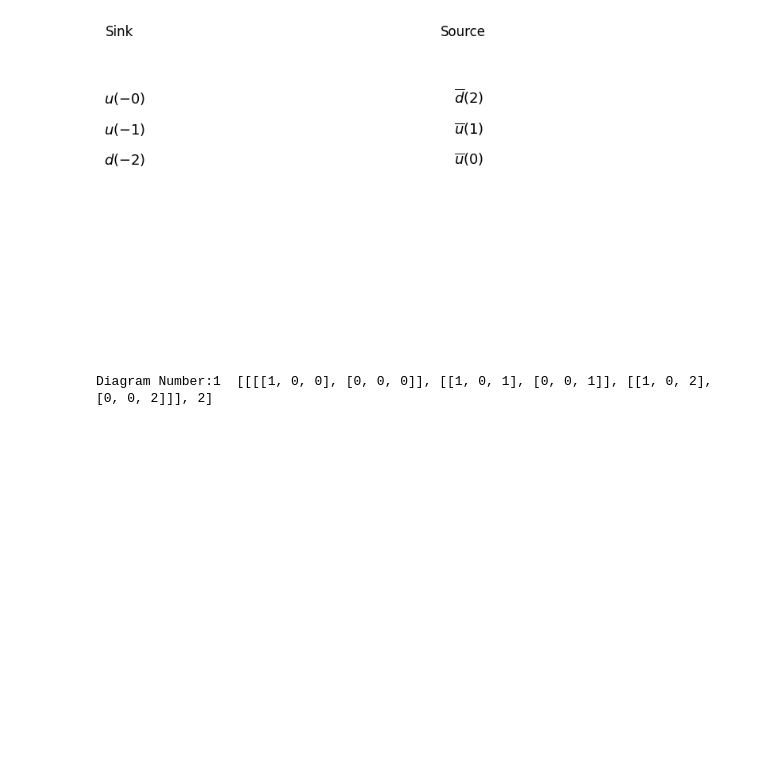
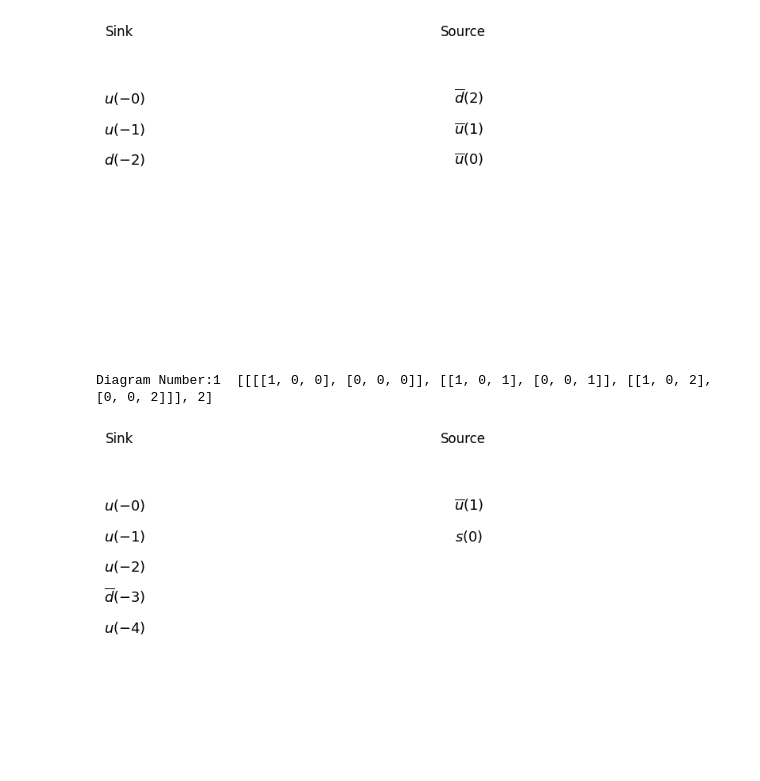
Before and after one commit to Herzallah15/Simplified-Wick-Contractions, a Jupyter notebook: 3H_2H_1H_Operator_in_ColinNotation.ipynb, the cells around one changed output. Cells and saved outputs as stored; diff of their text form; code cells hidden in the pictures; blank space fills up the shorter version.

```diff
--- a/3H_2H_1H_Operator_in_ColinNotation.ipynb
+++ b/3H_2H_1H_Operator_in_ColinNotation.ipynb
@@ -11256,10 +11256,12 @@ for i, x in enumerate(result):
 [figure]
 Diagram Number:1  [[[[1, 0, 0], [0, 0, 0]], [[1, 0, 1], [0, 0, 1]], [[1, 0, 2], [0, 0, 2]]], 2]
 # %%
-#three_hadron_operatorB([3/2, 3/2, 3/2], 5/2, 3/2, 1, 'Delta', 'Delta', 'Delta')
-#two_hadron_operator([1/2, 3/2], 1, -1, 'Nucleon', 'Delta')
-#senken0 = []
-#quelle0 = []
-#result = Wick_Contractions(senken0, quelle0)
-#for i, x in enumerate(result):
-#    print(f"Diagram Number:{i + 1} ", x[0], x[1])
+#three_hadron_operator([3/2, 3/2, 3/2], 5/2, 3/2, 1, 'Delta', 'Delta', 'Delta')
+two_hadron_operator([1, 3/2], 5/2, 5/2, 'Pi', 'Delta')
+Sink = [two_hadron_operator([1, 3/2], 5/2, 5/2, 'Pi', 'Delta')]
+Source = [KaonpB]
+result = Wick_Contractions(Sink, Source)
+for i, x in enumerate(result):
+    print(f"Diagram Number:{i + 1} ", x[0], x[1])
+# %% [output]
+[figure, added]
```
Also changed, not shown: parts of 1 cell of this notebook.
